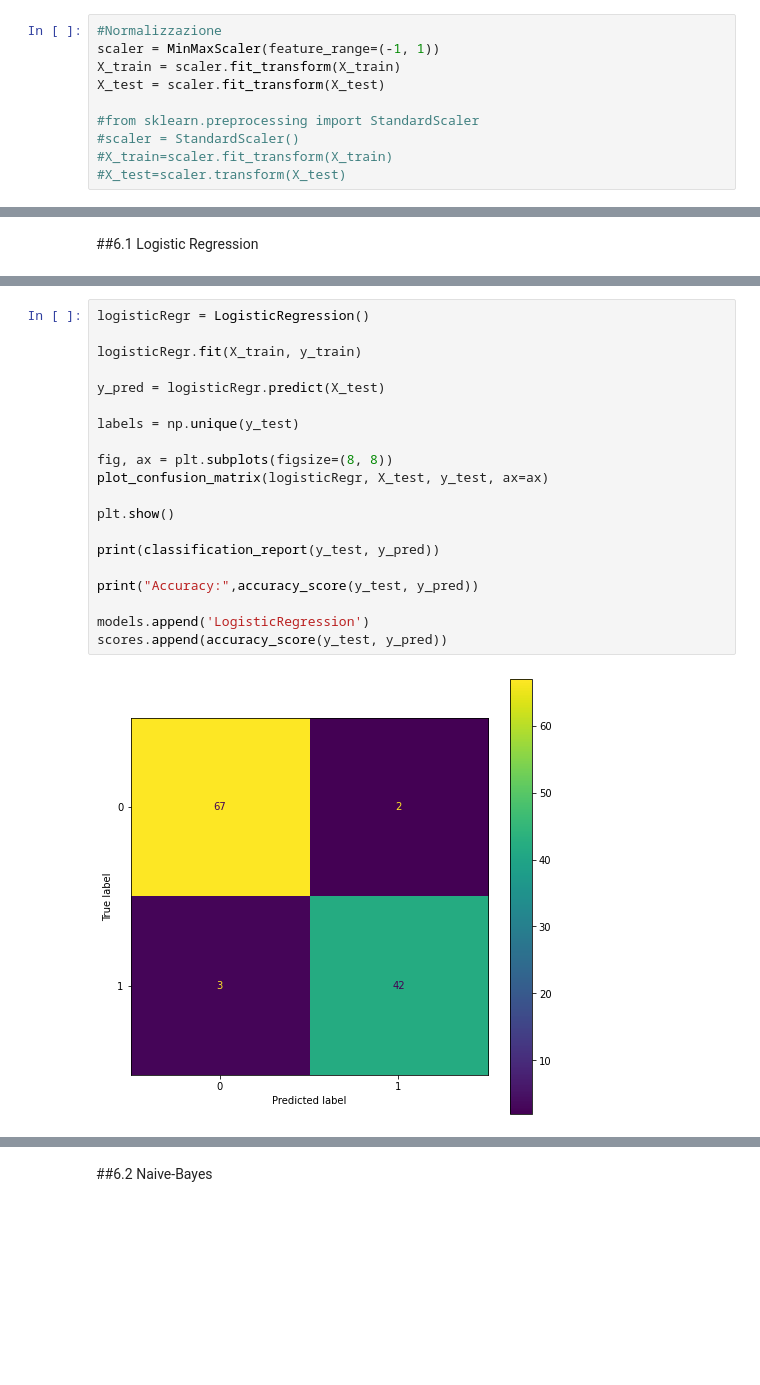
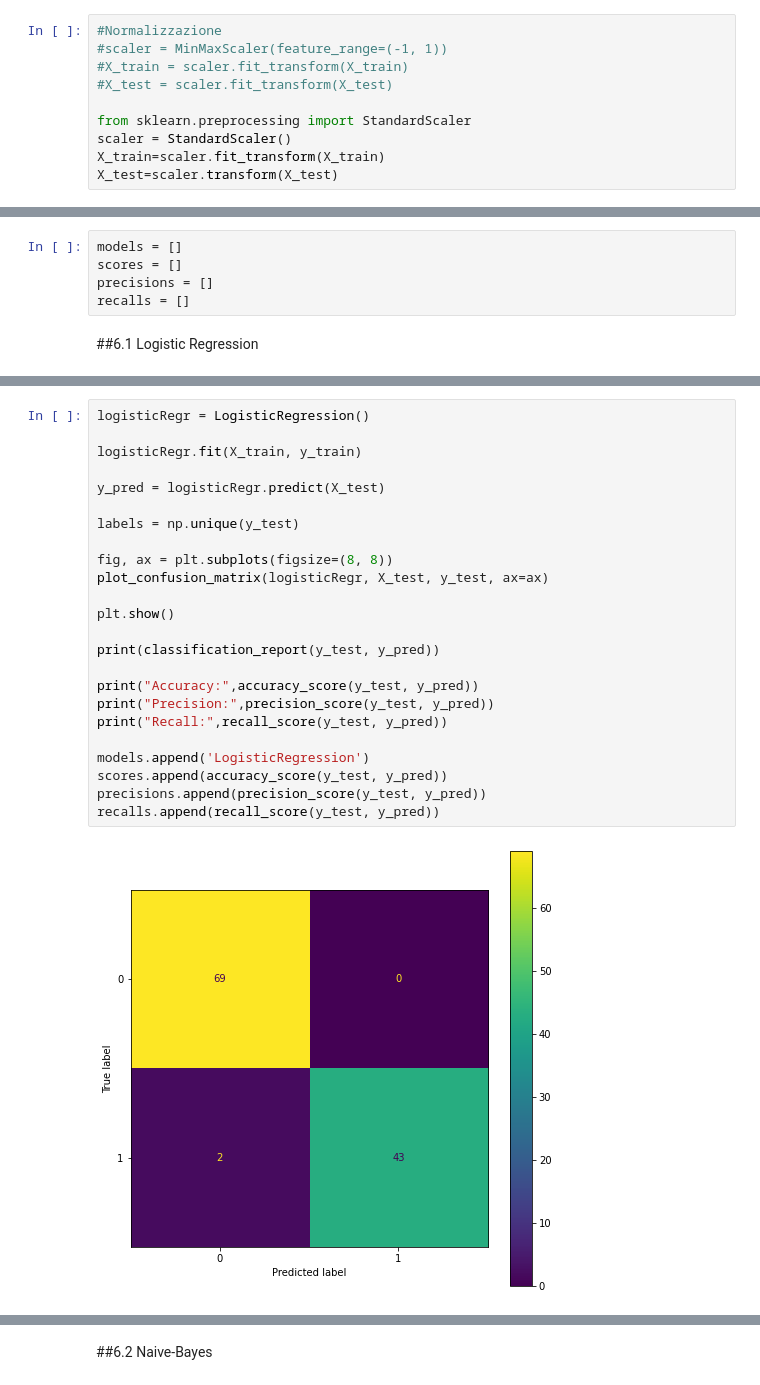
Before and after one commit to xDaryamo/BreastCancerPrediction, a Jupyter notebook: breast_cancer_prediction.ipynb, the cells around one changed output, grey strips where cells are left out. Saved outputs shown, nothing was run; the diff lists cells and outputs as text; blank space fills up the shorter version.

```diff
--- a/breast_cancer_prediction.ipynb
+++ b/breast_cancer_prediction.ipynb
@@ -375,13 +351,13 @@ Siccome le variabili non seguono una distribuzione Gaussiana, decidiamo di effet
 # %%
 #Normalizzazione
-scaler = MinMaxScaler(feature_range=(-1, 1))
-X_train = scaler.fit_transform(X_train)
-X_test = scaler.fit_transform(X_test)
+#scaler = MinMaxScaler(feature_range=(-1, 1))
+#X_train = scaler.fit_transform(X_train)
+#X_test = scaler.fit_transform(X_test)
 
-#from sklearn.preprocessing import StandardScaler
-#scaler = StandardScaler()
-#X_train=scaler.fit_transform(X_train)
-#X_test=scaler.transform(X_test)
+from sklearn.preprocessing import StandardScaler
+scaler = StandardScaler()
+X_train=scaler.fit_transform(X_train)
+X_test=scaler.transform(X_test)
 # %%
 #Feature selection supervisionata
 #fs = SelectKBest(score_func=r_regression,k=26)
@@ -397,5 +373,10 @@ X_test = scaler.fit_transform(X_test)
 #X.columns[fs.get_support(indices=True)].tolist()
 # %% [markdown]
 #6. Costruzione dei modelli
+# %%
+models = []
+scores = []
+precisions = []
+recalls = []
 # %% [markdown]
 ##6.1 Logistic Regression
@@ -405,24 +383,28 @@ scores = []
 # %%
 logisticRegr = LogisticRegression()
 
 logisticRegr.fit(X_train, y_train)
 
 y_pred = logisticRegr.predict(X_test)
 
 labels = np.unique(y_test)
 
 fig, ax = plt.subplots(figsize=(8, 8))
 plot_confusion_matrix(logisticRegr, X_test, y_test, ax=ax)
 
 plt.show()
 
 print(classification_report(y_test, y_pred))
 
 print("Accuracy:",accuracy_score(y_test, y_pred))
+print("Precision:",precision_score(y_test, y_pred))
+print("Recall:",recall_score(y_test, y_pred))
 
 models.append('LogisticRegression')
 scores.append(accuracy_score(y_test, y_pred))
+precisions.append(precision_score(y_test, y_pred))
+recalls.append(recall_score(y_test, y_pred))
 # %% [output]
-[figure, old version]
+[figure, new version]
               precision    recall  f1-score   support
 
```
Also changed, not shown: parts of 11 cells of this notebook.
